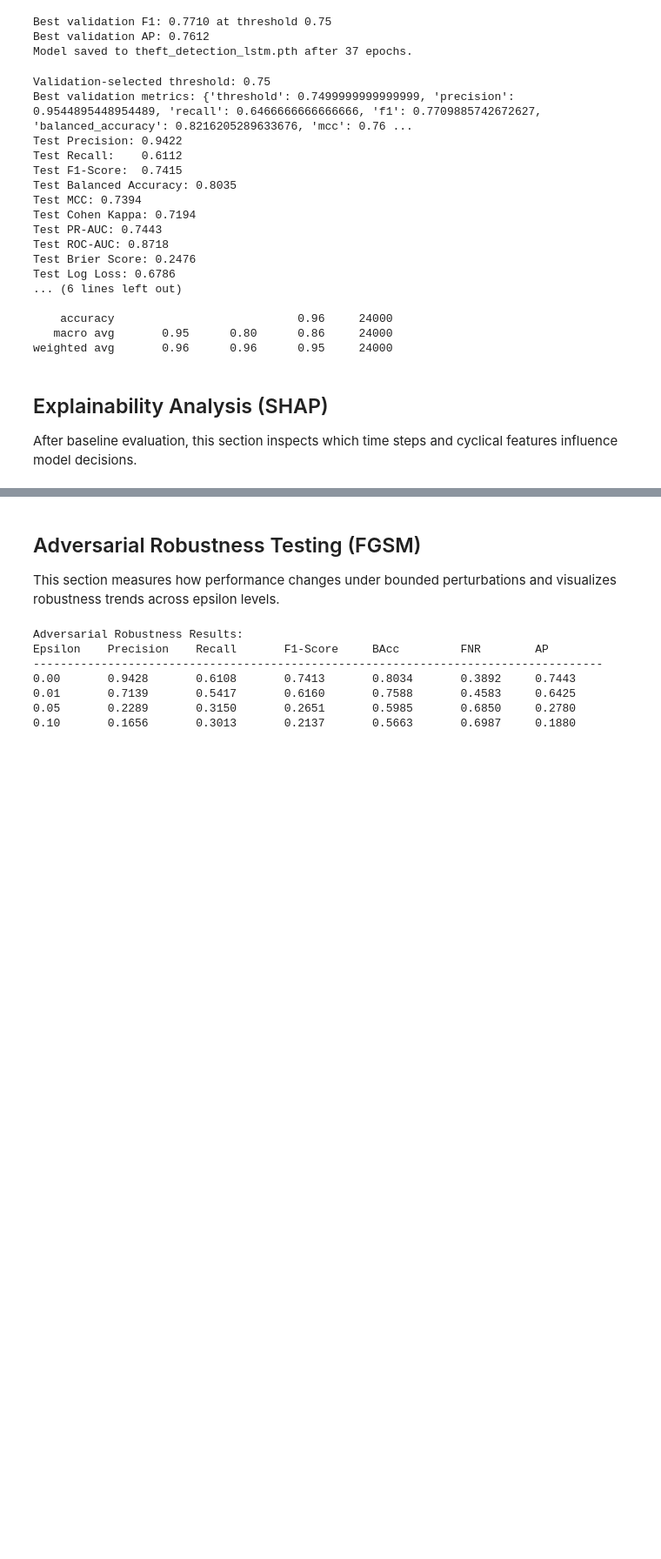
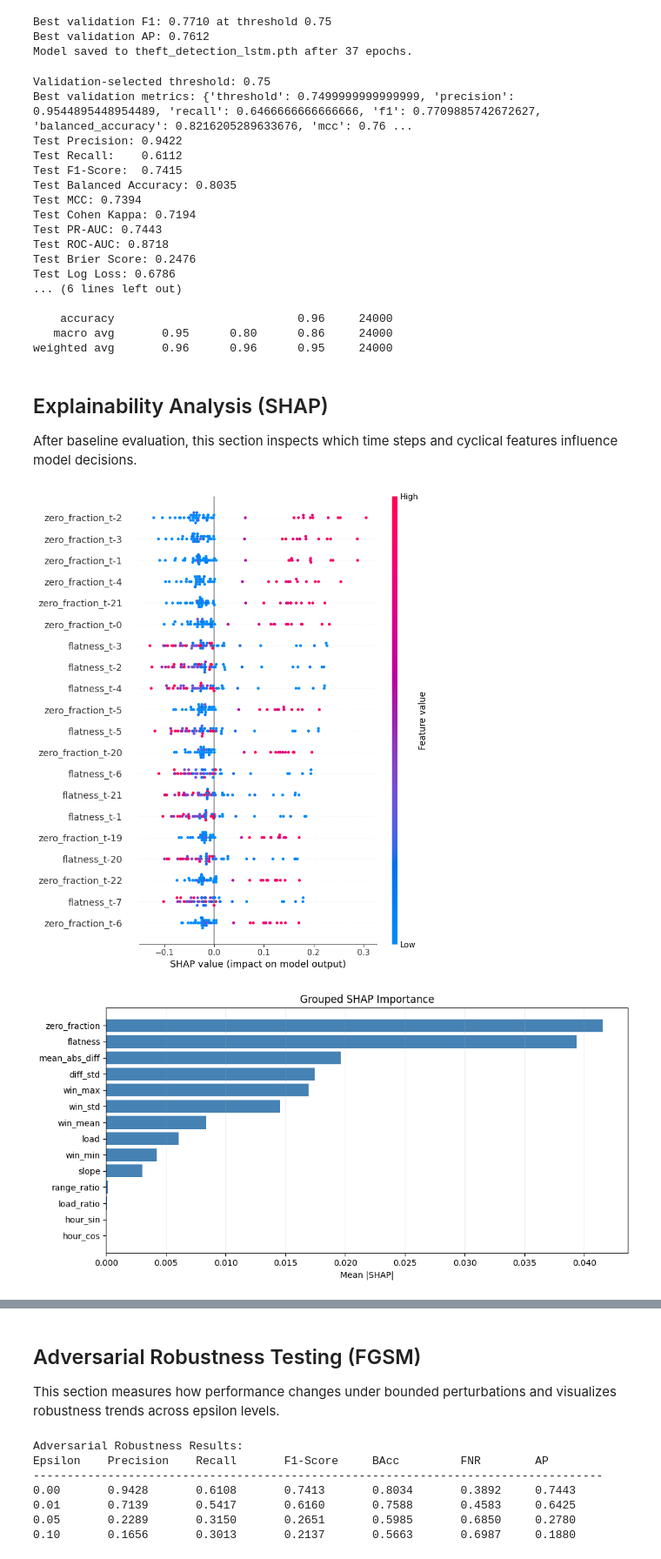
Before and after one commit to nonkronk/maim654-project, a Jupyter notebook: colab/notebook.ipynb, the cells around one changed output, grey strips where cells are left out. Shown at 87% size. Drawn from its saved outputs; the diff is of its cells as text; code cells hidden in the pictures; blank space fills up the shorter version.

```diff
--- a/colab/notebook.ipynb
+++ b/colab/notebook.ipynb
@@ -1079,7 +1079,7 @@ weighted avg       0.96      0.96      0.95     24000
 
 After baseline evaluation, this section inspects which time steps and cyclical features influence model decisions.
 # %%
-# Explain model predictions with SHAP (GradientExplainer for PyTorch sequence model).
+# GPU-first SHAP explanations for the final model.
 model.eval()
 
 class SHAPWrapper(nn.Module):
@@ -1113,8 +1113,9 @@ def balanced_sample_indices(labels, total_size, seed=SEED):
 
     return np.array(sorted(set(selected)), dtype=np.int64)
 
-# Run SHAP on CPU to avoid cuDNN RNN backward limitations on GPU.
-shap_device = torch.device('cpu')
+shap_device = device if USE_GPU else torch.device('cpu')
+shap_use_gpu = USE_GPU
+
 model_for_shap = TheftDetectionLSTM(
     input_size=FEATURE_DIM,
     conv_channels=64,
@@ -1127,22 +1128,28 @@ model_for_shap.eval()
 shap_model = SHAPWrapper(model_for_shap).to(shap_device)
 shap_model.eval()
 
-# Keep the SHAP budget large enough to be meaningful but still runnable.
-background_size = min(200, len(X_train_t))
-test_size = min(200, len(X_test_t))
-shap_nsamples = 100
+# Keep the SHAP budget meaningful, but small enough to stay GPU-fast.
+background_size = min(96, len(X_train_t))
+test_size = min(48, len(X_test_t))
+shap_nsamples = 32
 
 background_indices = balanced_sample_indices(y_train, background_size, seed=SEED)
-test_indices = balanced_sample_indices(y_true, test_size, seed=SEED + 1)
+test_indices = balanced_sample_indices(y_test, test_size, seed=SEED + 1)
 
-background = X_train_t[background_indices].to(shap_device)
-test_samples = X_test_t[test_indices].to(shap_device)
-subset_true = y_true[test_indices]
+background = X_train_t[background_indices].to(shap_device, non_blocking=PIN_MEMORY)
+test_samples = X_test_t[test_indices].to(shap_device, non_blocking=PIN_MEMORY)
+subset_true = y_test[test_indices]
 subset_preds = all_preds[test_indices]
 subset_probs = all_probs[test_indices]
 
-explainer = shap.GradientExplainer(shap_model, background)
-raw_shap_values = explainer.shap_values(test_samples, nsamples=shap_nsamples)
+# SHAP on LSTMs is much more stable when cuDNN is disabled for the explainer pass.
+cudnn_enabled = torch.backends.cudnn.enabled
+torch.backends.cudnn.enabled = False
+try:
+    explainer = shap.GradientExplainer(shap_model, background)
+    raw_shap_values = explainer.shap_values(test_samples, nsamples=shap_nsamples)
+finally:
+    torch.backends.cudnn.enabled = cudnn_enabled
 
 if isinstance(raw_shap_values, list):
     shap_values = raw_shap_values[0]
@@ -1172,31 +1179,35 @@ sorted_idx = np.argsort(mean_abs_shap)[::-1]
 feature_group_importance = {}
 for feature_idx, feature_name in enumerate(FEATURE_NAMES):
     feature_group_importance[feature_name] = float(np.mean(np.abs(shap_flat[:, feature_idx::FEATURE_DIM])))
 sorted_groups = sorted(feature_group_importance.items(), key=lambda item: item[1], reverse=True)
 
 plt.figure(figsize=(12, 6))
 shap.summary_plot(shap_flat, test_flat, feature_names=feature_names, max_display=20, show=False)
 plt.tight_layout()
 plt.savefig('shap_summary.png', dpi=150, bbox_inches='tight')
 plt.show()
 
 plt.figure(figsize=(10, 5))
 group_labels = [name for name, _ in sorted_groups][::-1]
 group_scores = [score for _, score in sorted_groups][::-1]
 plt.barh(group_labels, group_scores, color='steelblue')
 plt.title('Grouped SHAP Importance')
 plt.xlabel('Mean |SHAP|')
 plt.grid(axis='x', alpha=0.2)
 plt.tight_layout()
 plt.savefig('shap_group_importance.png', dpi=150, bbox_inches='tight')
 plt.show()
 
-print(f'SHAP computed on CPU with background={len(background_indices)}, test_samples={len(test_indices)}, nsamples={shap_nsamples}')
+device_name = torch.cuda.get_device_name(0) if USE_GPU else 'CPU'
+print(f'SHAP computed on {device_name} with background={len(background_indices)}, test_samples={len(test_indices)}, nsamples={shap_nsamples}')
 print('Top 10 features by mean |SHAP|:')
 for rank in range(min(10, len(sorted_idx))):
     idx = sorted_idx[rank]
     print(f'{rank + 1:>2}. {feature_names[idx]}: {mean_abs_shap[idx]:.5f}')
 
 print('Top feature groups by mean |SHAP|:')
 for rank, (name, score) in enumerate(sorted_groups[:10], start=1):
     print(f'{rank:>2}. {name}: {score:.5f}')
+# %% [output]
+[figure, added]
+[figure, added]
```
Also changed, not shown: parts of 2 cells of this notebook.
